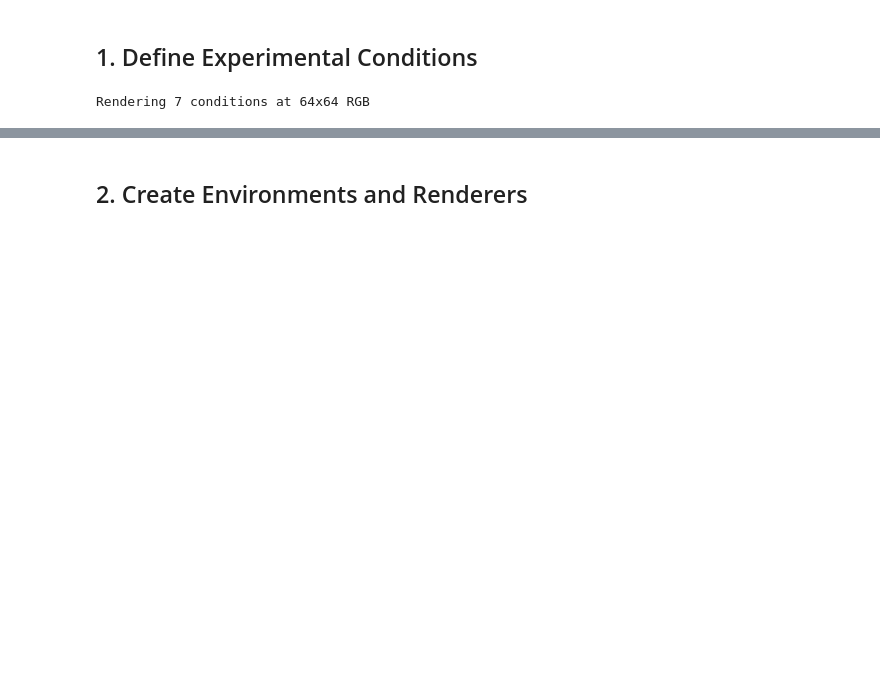
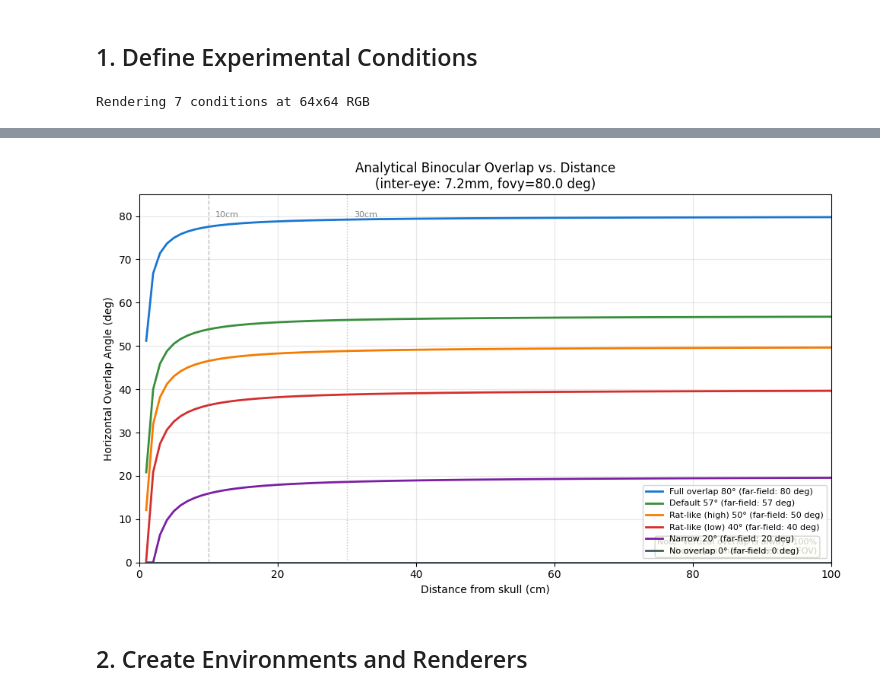
Before and after one commit to talmolab/vnl-playground, a Jupyter notebook: notebooks/gaps-related/binocular_overlap_sweep_visualization.ipynb, the cells around one changed output, grey strips where cells are left out. Cells and saved outputs as stored; diff of their text form; code cells hidden in the pictures; blank space fills up the shorter version.

```diff
--- a/notebooks/gaps-related/binocular_overlap_sweep_visualization.ipynb
+++ b/notebooks/gaps-related/binocular_overlap_sweep_visualization.ipynb
@@ -60,3 +175,50 @@ Rendering 7 conditions at 64x64 RGB
+# %%
+fig, ax = plt.subplots(1, 1, figsize=(10, 6))
+
+binocular_colors = ["#1976D2", "#388E3C", "#F57C00", "#D32F2F", "#7B1FA2", "#455A64"]
+
+for i, (label, binocular, offset, nominal_overlap) in enumerate(CONDITIONS):
+    if not binocular or offset is None:
+        continue
+    data = analytical_overlaps[label]
+    ax.plot(
+        data["distances"] * 100,
+        data["overlap_angles"],
+        label=f"{label.replace(chr(10), ' ')} (far-field: {data['far_field']:.0f} deg)",
+        color=binocular_colors[i - 1],
+        lw=2,
+    )
+
+for d_cm, ls in [(10, "--"), (30, ":")]:
+    ax.axvline(d_cm, color="gray", linestyle=ls, alpha=0.5, lw=1)
+    ax.text(d_cm + 1, ax.get_ylim()[1] * 0.95, f"{d_cm}cm", fontsize=8, color="gray")
+
+ax.set_xlabel("Distance from skull (cm)")
+ax.set_ylabel("Horizontal Overlap Angle (deg)")
+ax.set_title(
+    "Analytical Binocular Overlap vs. Distance\n"
+    f"(inter-eye: {INTER_EYE_DIST*RESCALE_FACTOR*1000:.1f}mm, fovy={FOVY} deg)"
+)
+ax.legend(fontsize=8)
+ax.set_xlim(0, 100)
+ax.set_ylim(0, 85)
+ax.grid(alpha=0.3)
+
+ax.text(
+    0.98,
+    0.02,
+    "Note: Vertical overlap is always 100%\n(both eyes share full vertical FOV)",
+    transform=ax.transAxes,
+    fontsize=8,
+    ha="right",
+    va="bottom",
+    bbox=dict(boxstyle="round,pad=0.3", facecolor="lightyellow", alpha=0.8),
+)
+
+plt.tight_layout()
+plt.show()
+# %% [output]
+[figure, added]
 # %% [markdown]
 ## 2. Create Environments and Renderers
 # %%
```
Also changed, not shown: parts of 9 cells of this notebook, 9 other files.
